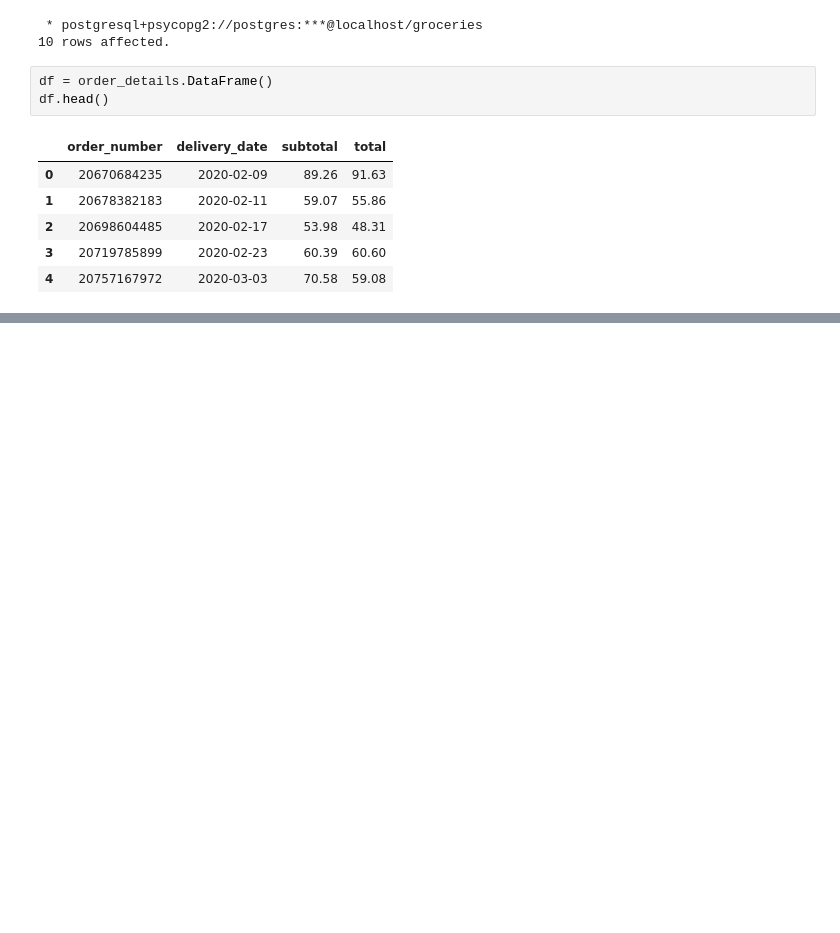
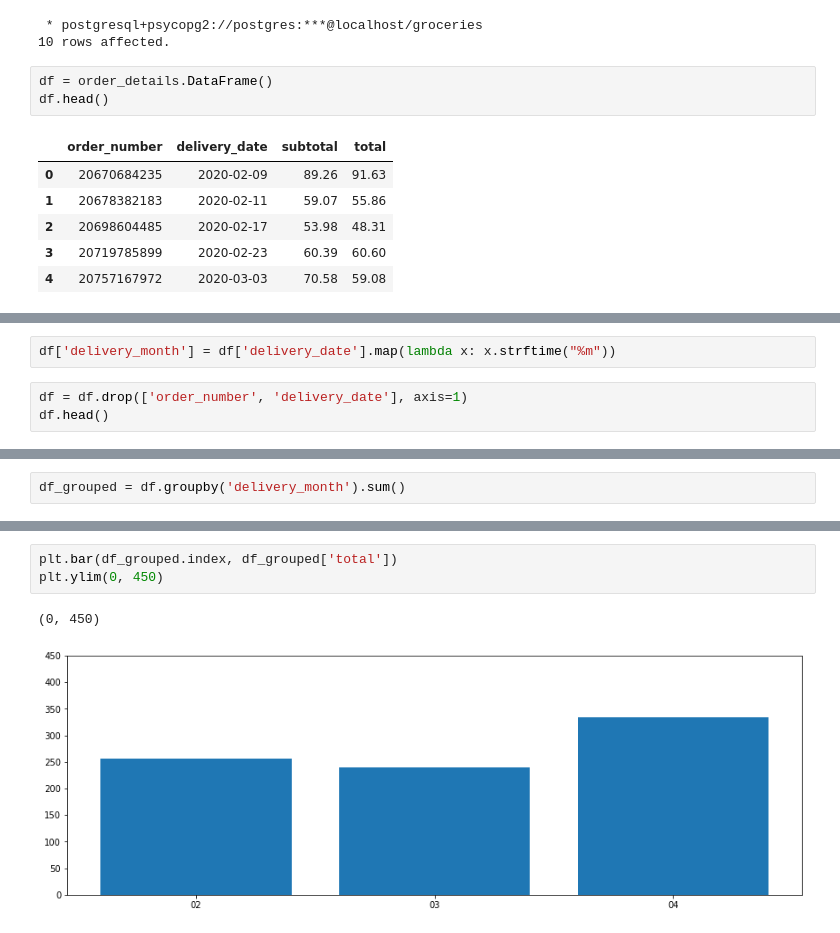
Before and after one commit to Richard-D-Todd/Groceries-Analysis, a Jupyter notebook: Analysis of Groceries Data.ipynb, the cells around one changed output, grey strips where cells are left out. Drawn from its saved outputs; the diff is of its cells as text; blank space fills up the shorter version.

```diff
--- a/Analysis of Groceries Data.ipynb
+++ b/Analysis of Groceries Data.ipynb
@@ -31,0 +156,5 @@ plt.bar(df.delivery_date, df.subtotal)
+# %%
+df['delivery_month'] = df['delivery_date'].map(lambda x: x.strftime("%m"))
+# %%
+df = df.drop(['order_number', 'delivery_date'], axis=1)
+df.head()
@@ -31,0 +168,2 @@ plt.bar(df.delivery_date, df.subtotal)
+# %%
+df_grouped = df.groupby('delivery_month').sum()
@@ -31,0 +178,6 @@ plt.bar(df.delivery_date, df.subtotal)
+# %%
+plt.bar(df_grouped.index, df_grouped['total'])
+plt.ylim(0, 450)
+# %% [output]
+(0, 450)
+[figure, added]
```
Also changed, not shown: parts of 17 cells of this notebook, 1 other file.
